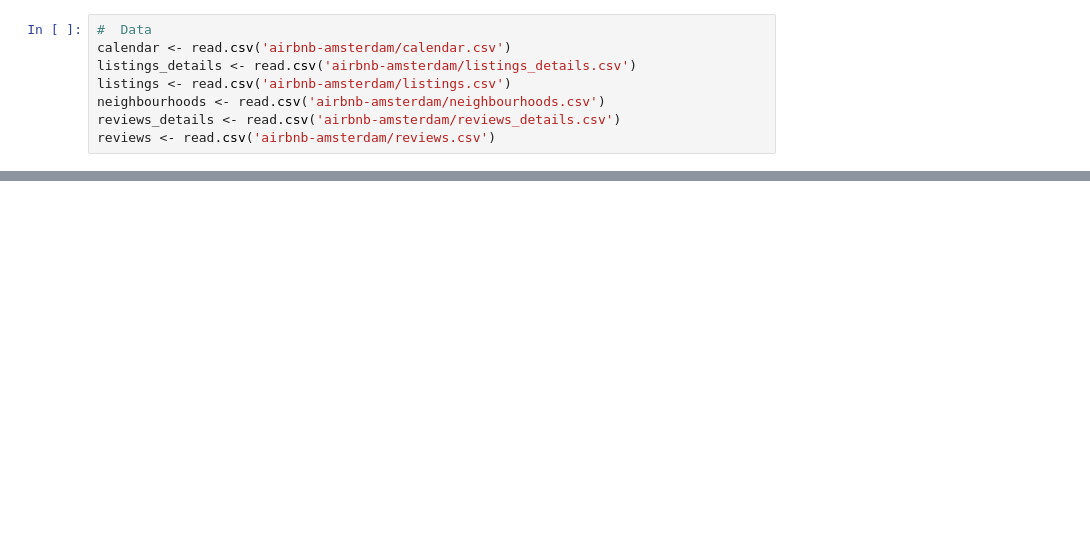
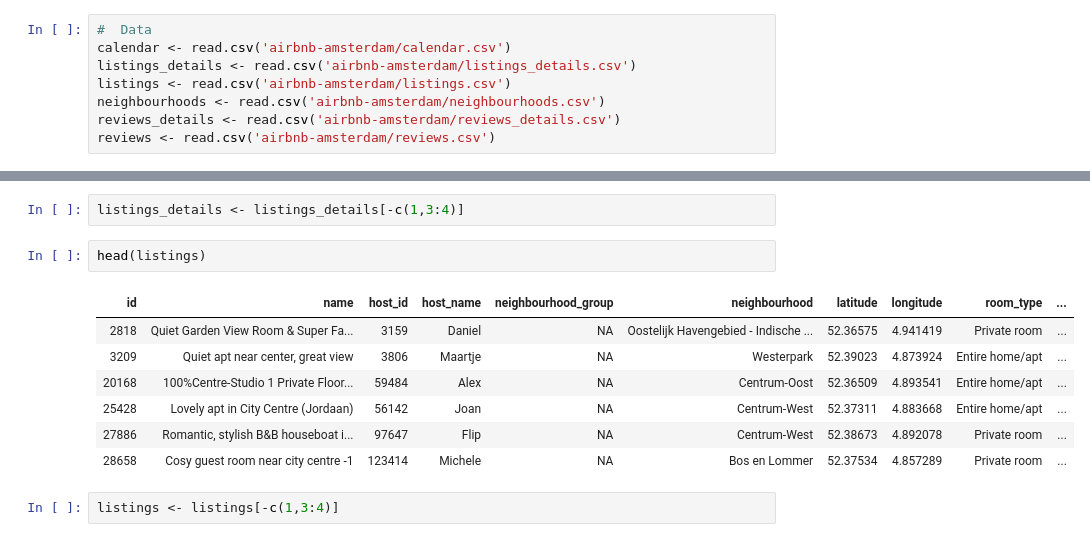
Before and after one commit to jengsen/Airbnb-R, a Jupyter notebook: PROJET R.ipynb, the cells around one changed output, grey strips where cells are left out. Cells and saved outputs as stored; diff of their text form; blank space fills up the shorter version.

```diff
--- a/PROJET R.ipynb
+++ b/PROJET R.ipynb
@@ -39,0 +118,14 @@ teacher <- read.csv('donation/Teachers.csv')
+# %%
+listings_details <- listings_details[-c(1,3:4)]
+# %%
+head(listings)
+# %% [output]
+| id | name | host_id | host_name | neighbourhood_group | neighbourhood | latitude | longitude | room_type | ... |
+| 2818 | Quiet Garden View Room & Super Fa... | 3159 | Daniel | NA | Oostelijk Havengebied - Indische ... | 52.36575 | 4.941419 | Private room | ... |
+| 3209 | Quiet apt near center, great view | 3806 | Maartje | NA | Westerpark | 52.39023 | 4.873924 | Entire home/apt | ... |
+| 20168 | 100%Centre-Studio 1 Private Floor... | 59484 | Alex | NA | Centrum-Oost | 52.36509 | 4.893541 | Entire home/apt | ... |
+| 25428 | Lovely apt in City Centre (Jordaan) | 56142 | Joan | NA | Centrum-West | 52.37311 | 4.883668 | Entire home/apt | ... |
+| 27886 | Romantic, stylish B&B houseboat i... | 97647 | Flip | NA | Centrum-West | 52.38673 | 4.892078 | Private room | ... |
+| 28658 | Cosy guest room near city centre -1 | 123414 | Michele | NA | Bos en Lommer | 52.37534 | 4.857289 | Private room | ... |
+# %%
+listings <- listings[-c(1,3:4)]
```
Also changed, not shown: parts of 26 cells of this notebook.
